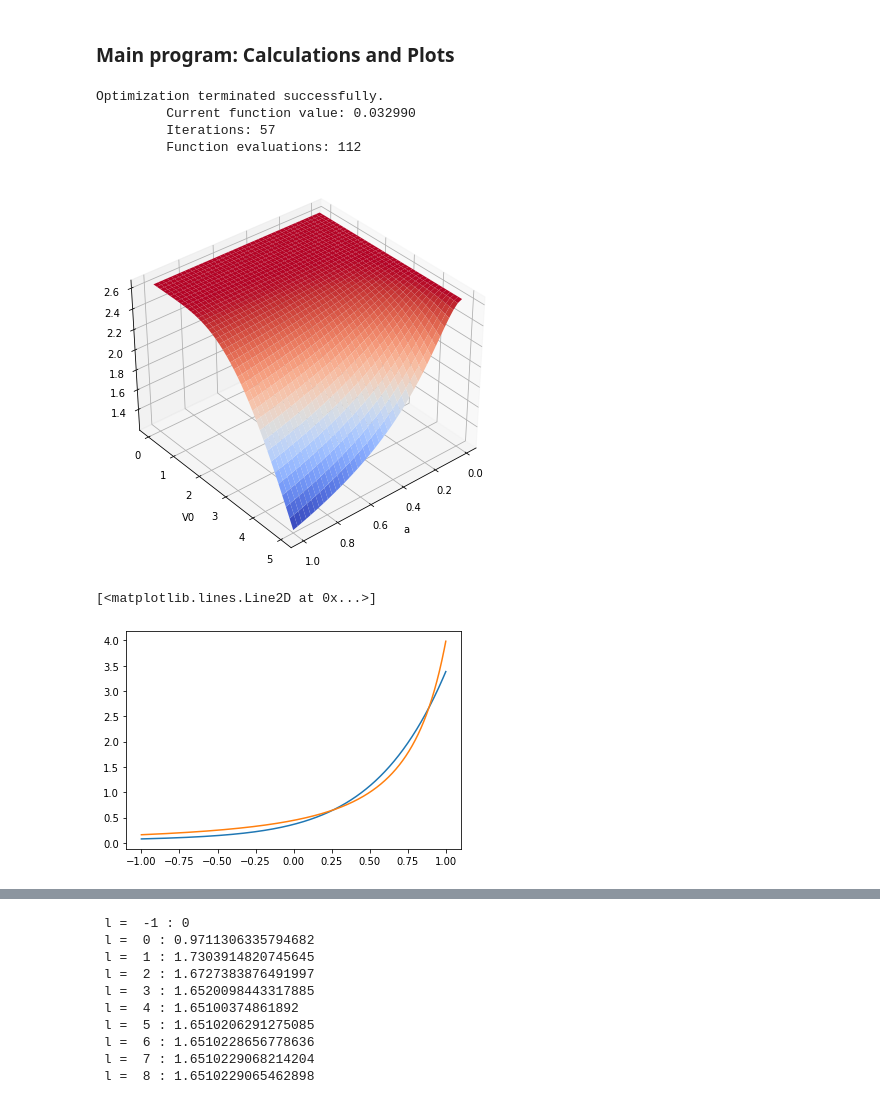
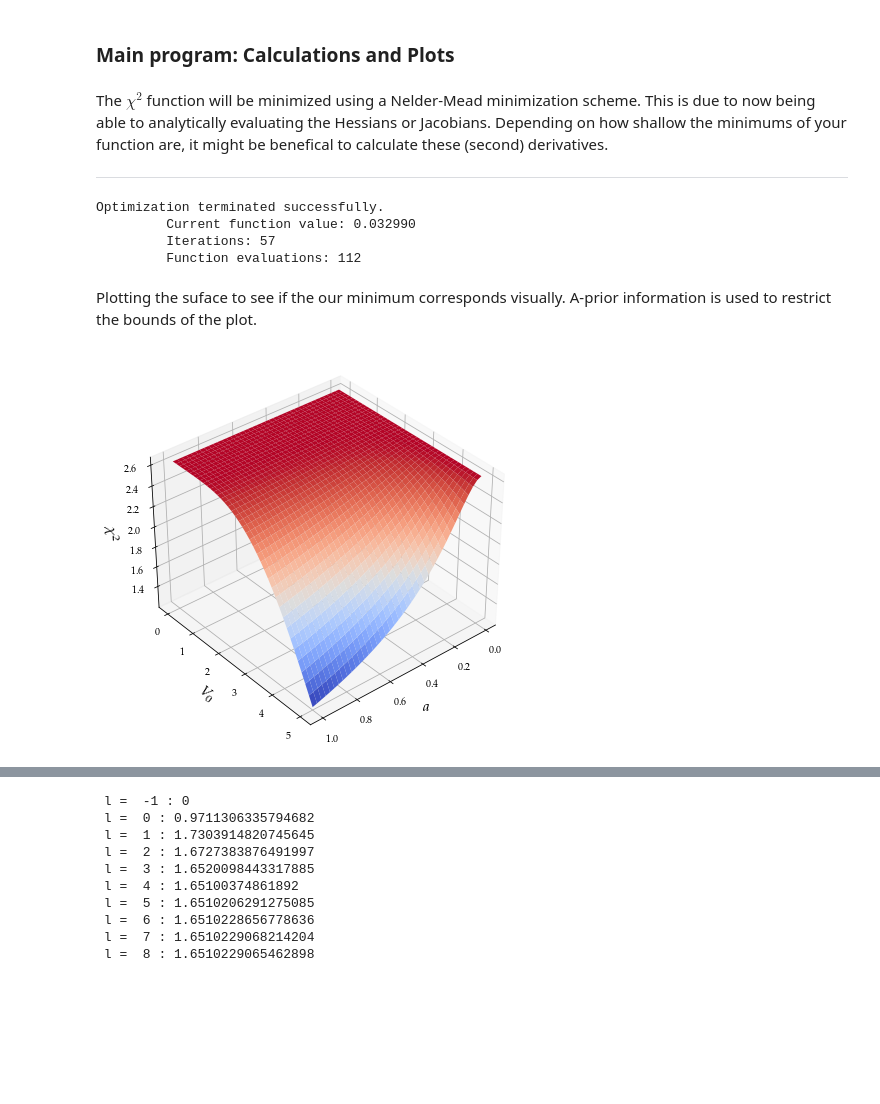
Before and after one commit to DLinthorne/Physics-Statistical-Tools, a Jupyter notebook: Partial_waves.ipynb, the cells around one changed output, grey strips where cells are left out. Saved outputs shown, nothing was run; the diff lists cells and outputs as text; code cells hidden in the pictures; blank space fills up the shorter version.

```diff
--- a/Partial_waves.ipynb
+++ b/Partial_waves.ipynb
@@ -128,4 +125,8 @@ def Yukawaint(a, v):
     rest[0]
 # %% [markdown]
 ### Main program: Calculations and Plots
+# %% [markdown]
+The $\chi^2$ function will be minimized using a Nelder-Mead minimization scheme. This is due to now being able to analytically evaluating the Hessians or Jacobians. Depending on how shallow the minimums of your function are, it might be benefical to calculate these (second) derivatives.
+
+---
 # %%
@@ -136,6 +137,8 @@ Optimization terminated successfully.
          Current function value: 0.032990
          Iterations: 57
          Function evaluations: 112
+# %% [markdown]
+Plotting the suface to see if the our minimum corresponds visually. A-prior information is used to restrict the bounds of the plot.
 # %%
 xa = np.linspace(0.01,1, 40)
 yv = np.linspace(0.01,5, 40)
@@ -148,18 +151,11 @@ for i,x in enumerate(xa):
 # %%
 fig = plt.figure(figsize=(7, 7))
 ax = fig.add_subplot(111, projection='3d')
 ax.view_init(35, 50)
 ax.plot_surface(Xgrid, Ygrid, chi_map, cmap="coolwarm")
-ax.set_xlabel("a")
-ax.set_ylabel("V0")
+ax.set_xlabel("$a$", fontsize = 15)
+ax.set_ylabel("$V_{0}$", fontsize = 15)
+ax.set_zlabel("$\chi^2$", fontsize = 15)
 plt.show()
 # %% [output]
-[figure, old version]
+[figure, new version]
-# %%
-u = np.arange(-1,1,0.001)
-y2 = np.abs(Partial(res.x[0],res.x[1],u))**2
-plt.plot(u,y2)
-plt.plot(u,Yukawa(u))
-# %% [output]
-[<matplotlib.lines.Line2D at 0x...>]
-[figure, removed]
```
Also changed, not shown: parts of 5 cells of this notebook.
